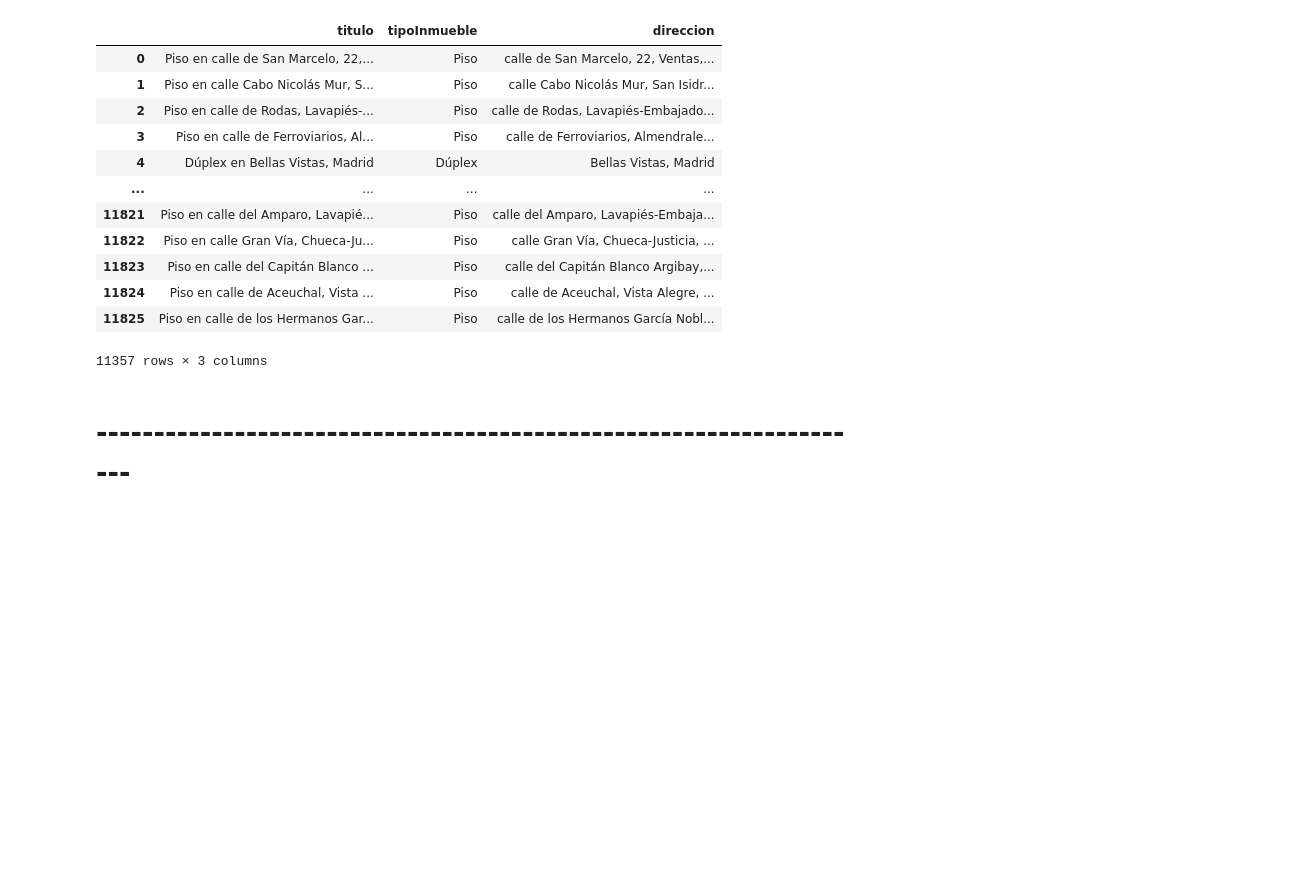
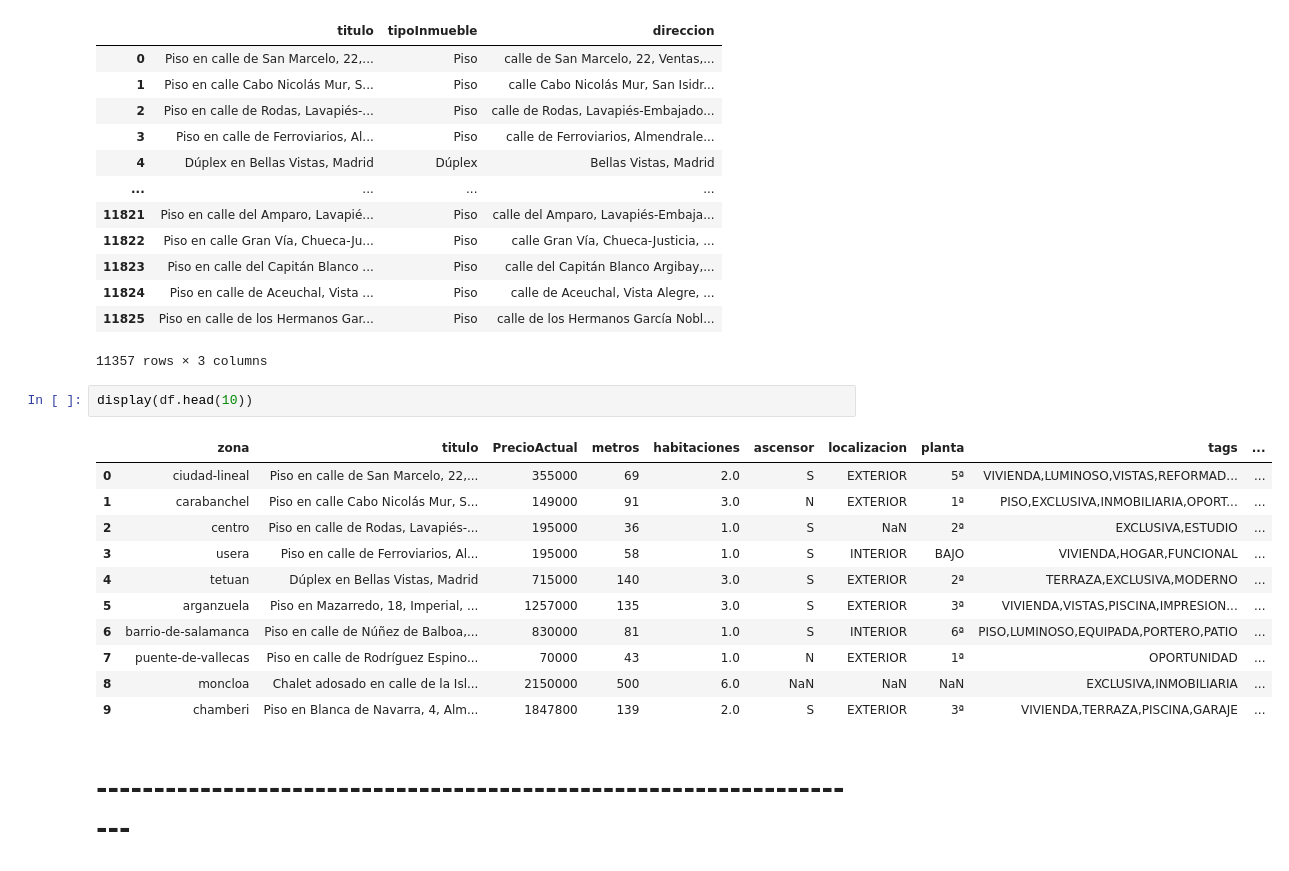
Before and after one commit to Bootcamp-IA-P6/ia-regression-project-team-2, a Jupyter notebook: regresion.ipynb, the cells around one changed output. Drawn from its saved outputs; the diff is of its cells as text; blank space fills up the shorter version.

```diff
--- a/regresion.ipynb
+++ b/regresion.ipynb
@@ -521,6 +521,20 @@ df[['titulo', 'tipoInmueble', 'direccion']]
 | 11824 | Piso en calle de Aceuchal, Vista ... | Piso | calle de Aceuchal, Vista Alegre, ... |
 | 11825 | Piso en calle de los Hermanos Gar... | Piso | calle de los Hermanos García Nobl... |
 11357 rows × 3 columns
+# %%
+display(df.head(10))
+# %% [output]
+|  | zona | titulo | PrecioActual | metros | habitaciones | ascensor | localizacion | planta | tags | ... |
+| 0 | ciudad-lineal | Piso en calle de San Marcelo, 22,... | 355000 | 69 | 2.0 | S | EXTERIOR | 5ª | VIVIENDA,LUMINOSO,VISTAS,REFORMAD... | ... |
+| 1 | carabanchel | Piso en calle Cabo Nicolás Mur, S... | 149000 | 91 | 3.0 | N | EXTERIOR | 1ª | PISO,EXCLUSIVA,INMOBILIARIA,OPORT... | ... |
+| 2 | centro | Piso en calle de Rodas, Lavapiés-... | 195000 | 36 | 1.0 | S | NaN | 2ª | EXCLUSIVA,ESTUDIO | ... |
+| 3 | usera | Piso en calle de Ferroviarios, Al... | 195000 | 58 | 1.0 | S | INTERIOR | BAJO | VIVIENDA,HOGAR,FUNCIONAL | ... |
+| 4 | tetuan | Dúplex en Bellas Vistas, Madrid | 715000 | 140 | 3.0 | S | EXTERIOR | 2ª | TERRAZA,EXCLUSIVA,MODERNO | ... |
+| 5 | arganzuela | Piso en Mazarredo, 18, Imperial, ... | 1257000 | 135 | 3.0 | S | EXTERIOR | 3ª | VIVIENDA,VISTAS,PISCINA,IMPRESION... | ... |
+| 6 | barrio-de-salamanca | Piso en calle de Núñez de Balboa,... | 830000 | 81 | 1.0 | S | INTERIOR | 6ª | PISO,LUMINOSO,EQUIPADA,PORTERO,PATIO | ... |
+| 7 | puente-de-vallecas | Piso en calle de Rodríguez Espino... | 70000 | 43 | 1.0 | N | EXTERIOR | 1ª | OPORTUNIDAD | ... |
+| 8 | moncloa | Chalet adosado en calle de la Isl... | 2150000 | 500 | 6.0 | NaN | NaN | NaN | EXCLUSIVA,INMOBILIARIA | ... |
+| 9 | chamberi | Piso en Blanca de Navarra, 4, Alm... | 1847800 | 139 | 2.0 | S | EXTERIOR | 3ª | VIVIENDA,TERRAZA,PISCINA,GARAJE | ... |
 # %% [markdown]
 # --------------------------------------------------------------------
 # %% [markdown]
```
Also changed, not shown: parts of 3 cells of this notebook.
